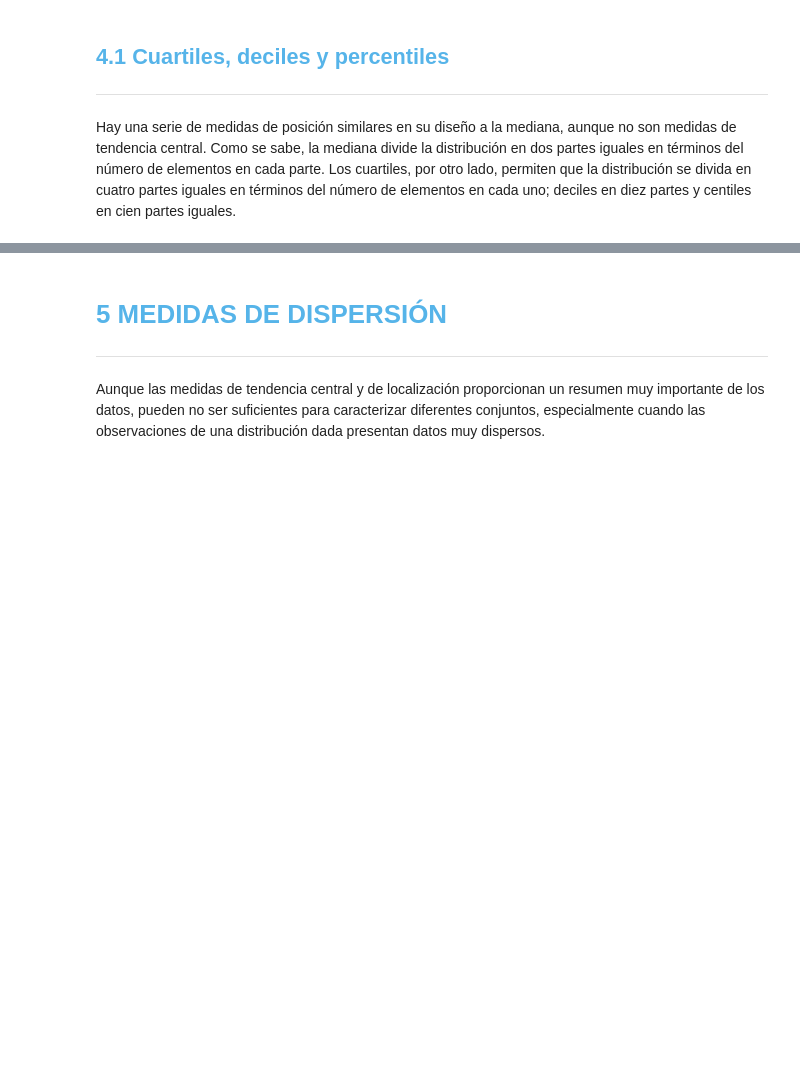
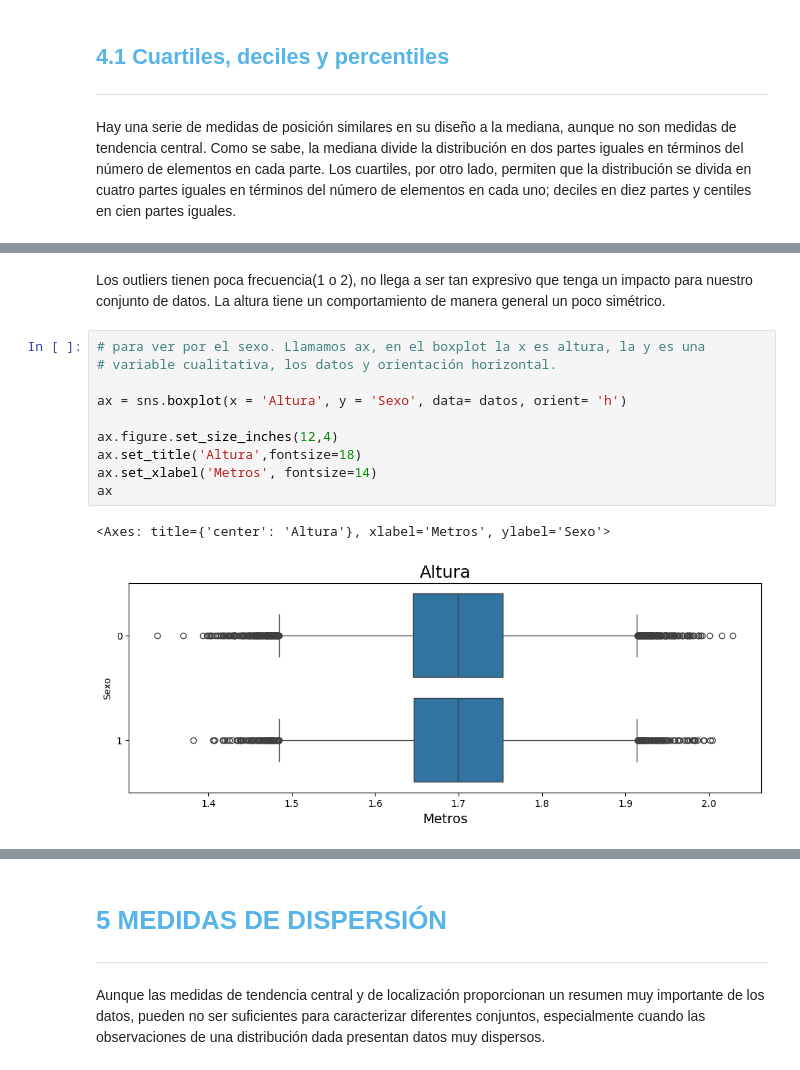
Before and after one commit to evs-11/Estadistica-Con-Python, a Jupyter notebook: Curso_de_Estadística_con_Python.ipynb, the cells around one changed output, grey strips where cells are left out. Saved outputs shown, nothing was run; the diff lists cells and outputs as text; blank space fills up the shorter version.

```diff
--- a/Curso_de_Estadística_con_Python.ipynb
+++ b/Curso_de_Estadística_con_Python.ipynb
@@ -1111,0 +1240,16 @@ El *box plot* da una idea de la posición, dispersión, asimetría, colas y valo
+# %% [markdown]
+Los outliers tienen poca frecuencia(1 o 2), no llega a ser tan expresivo que tenga un impacto para nuestro conjunto de datos.
+La altura tiene un comportamiento de manera general un poco simétrico.
+# %%
+# para ver por el sexo. Llamamos ax, en el boxplot la x es altura, la y es una
+# variable cualitativa, los datos y orientación horizontal.
+
+ax = sns.boxplot(x = 'Altura', y = 'Sexo', data= datos, orient= 'h')
+
+ax.figure.set_size_inches(12,4)
+ax.set_title('Altura',fontsize=18)
+ax.set_xlabel('Metros', fontsize=14)
+ax
+# %% [output]
+<Axes: title={'center': 'Altura'}, xlabel='Metros', ylabel='Sexo'>
+[figure, added]
```
Also changed, not shown: parts of 23 cells of this notebook.
